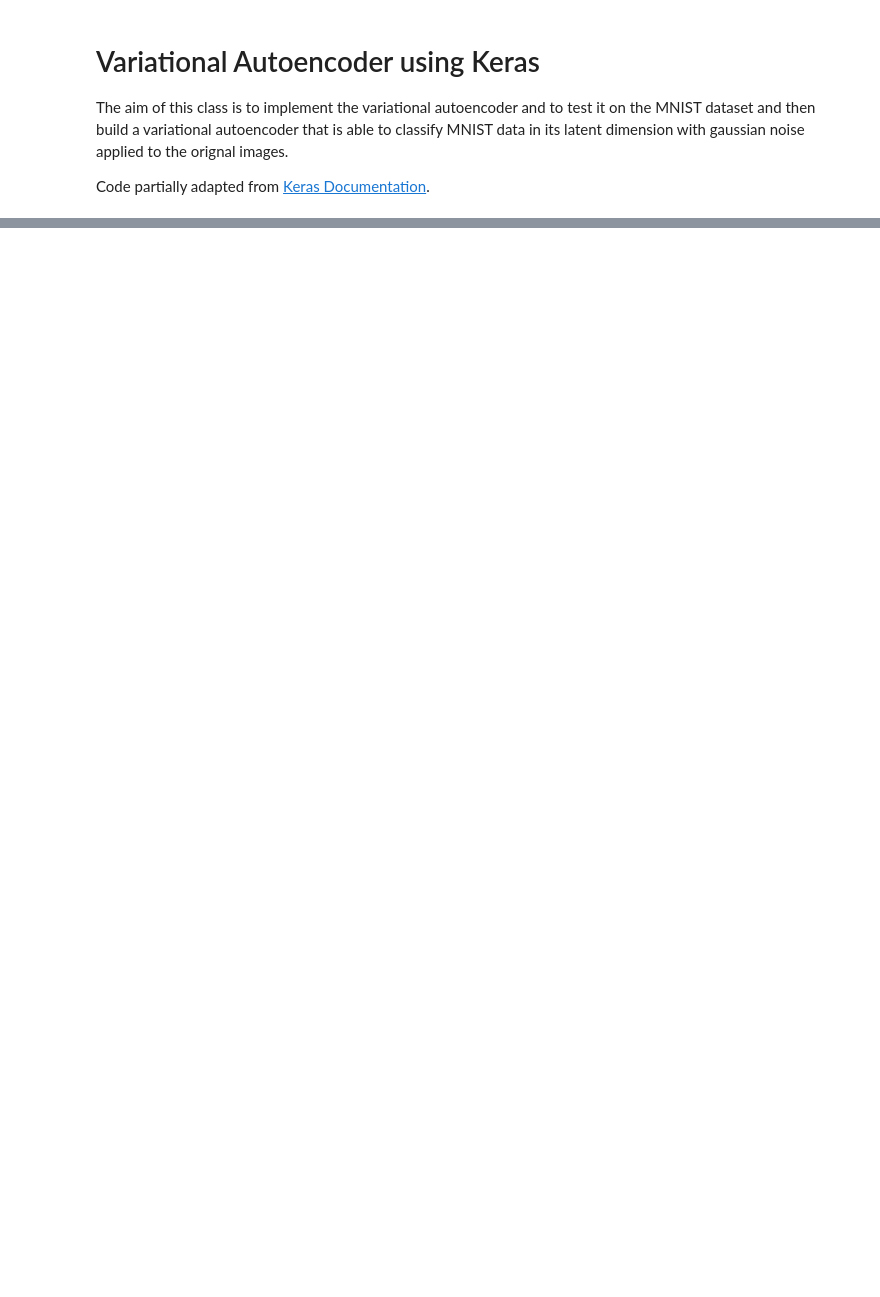
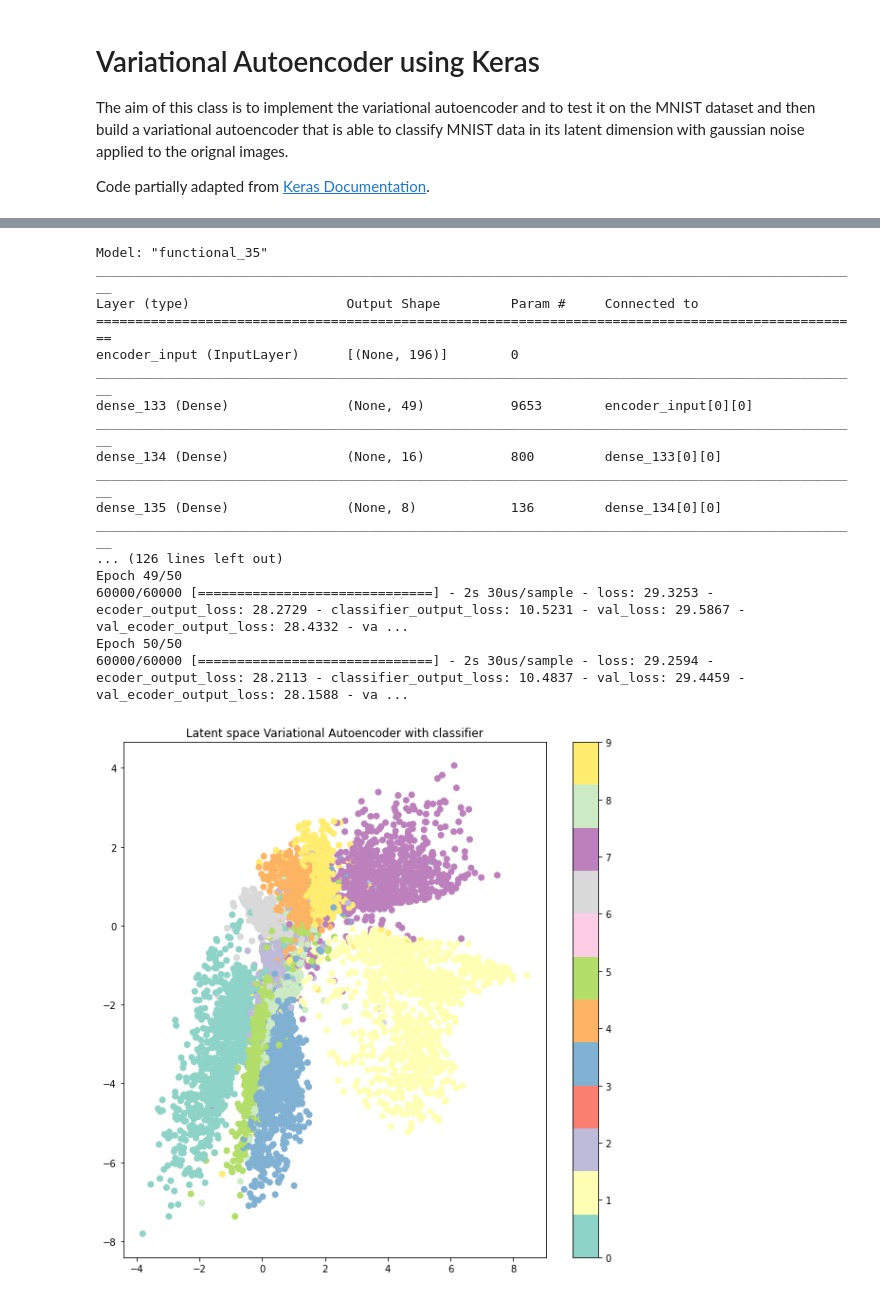
Before and after one commit to LorenzoValente3/Autoencoder-for-FPGA, a Jupyter notebook: VAE.ipynb, the cells around one changed output, grey strips where cells are left out. Saved outputs shown, nothing was run; the diff lists cells and outputs as text; code cells hidden in the pictures; blank space fills up the shorter version.

```diff
--- a/VAE.ipynb
+++ b/VAE.ipynb
@@ -191,0 +249,29 @@ Epoch 40/40
+# %%
+network_with_classifier = VAE(data_zoom)
+network_with_classifier.build_encoder()
+network_with_classifier.build_decoder()
+network_with_classifier.build_classifier()
+network_with_classifier.build_vae(use_latent_classifier=True)
+network_with_classifier.fit_data(epochs = 50, use_latent_classifier=True)
+network_with_classifier.dir()
+network_with_classifier.plot_latent_dimension("Variational Autoencoder with classifier")
+network_with_classifier.plot_score("Variational Autoencoder with classifier")
+# %% [output]
+Model: "functional_35"
+__________________________________________________________________________________________________
+Layer (type)                    Output Shape         Param #     Connected to
+==================================================================================================
+encoder_input (InputLayer)      [(None, 196)]        0
+__________________________________________________________________________________________________
+dense_133 (Dense)               (None, 49)           9653        encoder_input[0][0]
+__________________________________________________________________________________________________
+dense_134 (Dense)               (None, 16)           800         dense_133[0][0]
+__________________________________________________________________________________________________
+dense_135 (Dense)               (None, 8)            136         dense_134[0][0]
+__________________________________________________________________________________________________
+... (126 lines left out)
+Epoch 49/50
+60000/60000 [==============================] - 2s 30us/sample - loss: 29.3253 - ecoder_output_loss: 28.2729 - classifier_output_loss: 10.5231 - val_loss: 29.5867 - val_ecoder_output_loss: 28.4332 - va ...
+Epoch 50/50
+60000/60000 [==============================] - 2s 30us/sample - loss: 29.2594 - ecoder_output_loss: 28.2113 - classifier_output_loss: 10.4837 - val_loss: 29.4459 - val_ecoder_output_loss: 28.1588 - va ...
+[figure, added]
```
Also changed, not shown: parts of 7 cells of this notebook, 2 other files.
